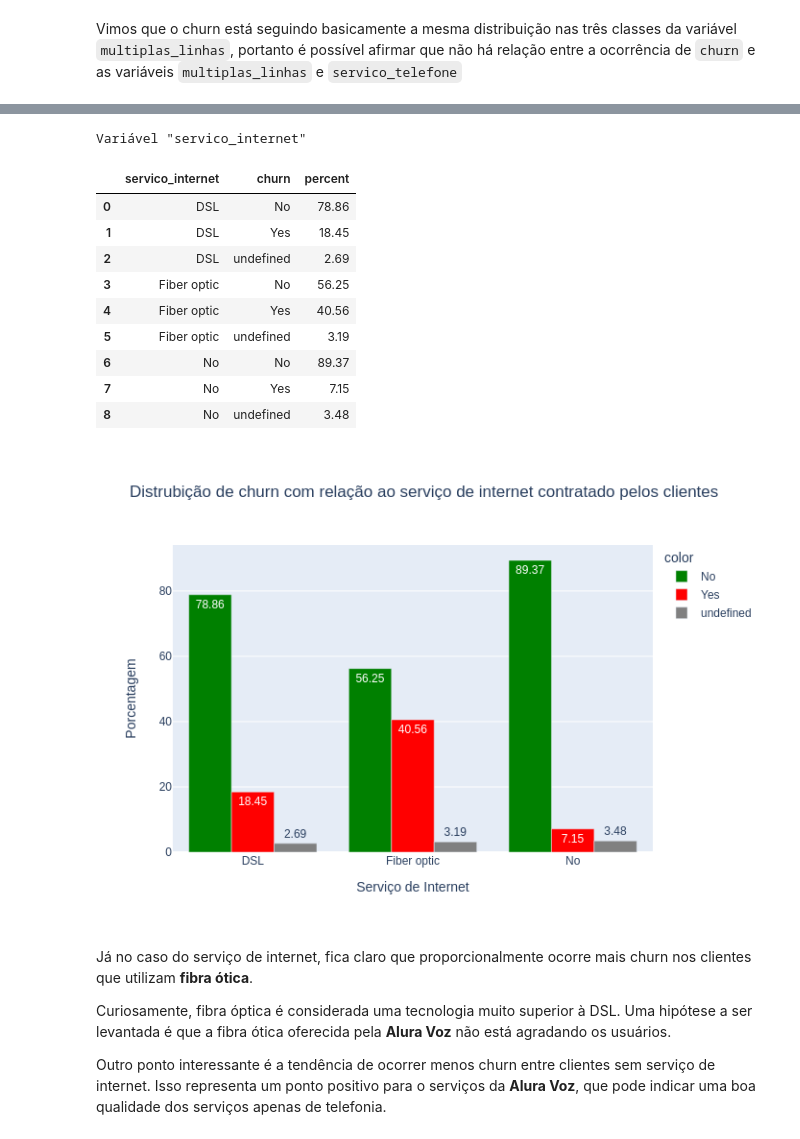
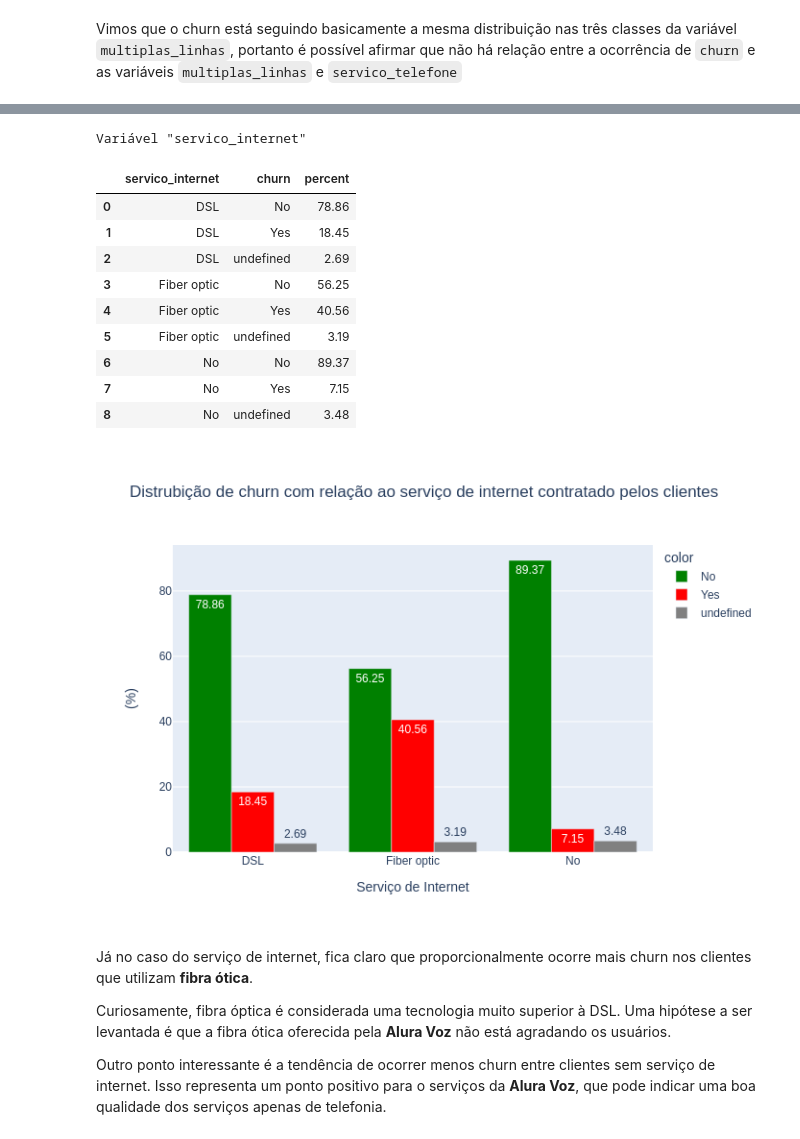
Before and after one commit to jackson-simionato/challenge_alura_DS01, a Jupyter notebook: week_2_challenge_alura_DS_2022_05.ipynb, the cells around one changed output, grey strips where cells are left out. Saved outputs shown, nothing was run; the diff lists cells and outputs as text; code cells hidden in the pictures.

```diff
--- a/week_2_challenge_alura_DS_2022_05.ipynb
+++ b/week_2_challenge_alura_DS_2022_05.ipynb
@@ -317,27 +346,27 @@ Vimos que o churn está seguindo basicamente a mesma distribuição nas três cl
 # %%
 # Distrubição de churn com relação ao serviço de internet contratado pelos clientes
 cross_churn_internet = pd.crosstab(dados.churn, dados.servico_internet, normalize='columns').unstack().reset_index().rename(columns={0:'percent'})
 cross_churn_internet.percent = round(cross_churn_internet.percent * 100, 2)
 print('Variável "servico_internet"')
 display(cross_churn_internet)
 
-bar = px.bar(x=cross_churn_internet.servico_internet,y=cross_churn_internet.percent, labels={'x':'Serviço de Internet', 'y':'Porcentagem'}, text_auto=True, color=cross_churn_internet.churn, barmode='group',
+bar = px.bar(x=cross_churn_internet.servico_internet,y=cross_churn_internet.percent, labels={'x':'Serviço de Internet', 'y':'(%)'}, text_auto=True, color=cross_churn_internet.churn, barmode='group',
 color_discrete_sequence=['green','red','grey'], title="Distrubição de churn com relação ao serviço de internet contratado pelos clientes")
 
 bar.show('png')
 # %% [output]
 Variável "servico_internet"
 |  | servico_internet | churn | percent |
 | 0 | DSL | No | 78.86 |
 | 1 | DSL | Yes | 18.45 |
 | 2 | DSL | undefined | 2.69 |
 | 3 | Fiber optic | No | 56.25 |
 | 4 | Fiber optic | Yes | 40.56 |
 | 5 | Fiber optic | undefined | 3.19 |
 | 6 | No | No | 89.37 |
 | 7 | No | Yes | 7.15 |
 | 8 | No | undefined | 3.48 |
-[figure, old version]
+[figure, new version]
 # %% [markdown]
 Já no caso do serviço de internet, fica claro que proporcionalmente ocorre mais churn nos clientes que utilizam **fibra ótica**.
 
```
Also changed, not shown: parts of 38 cells of this notebook.
